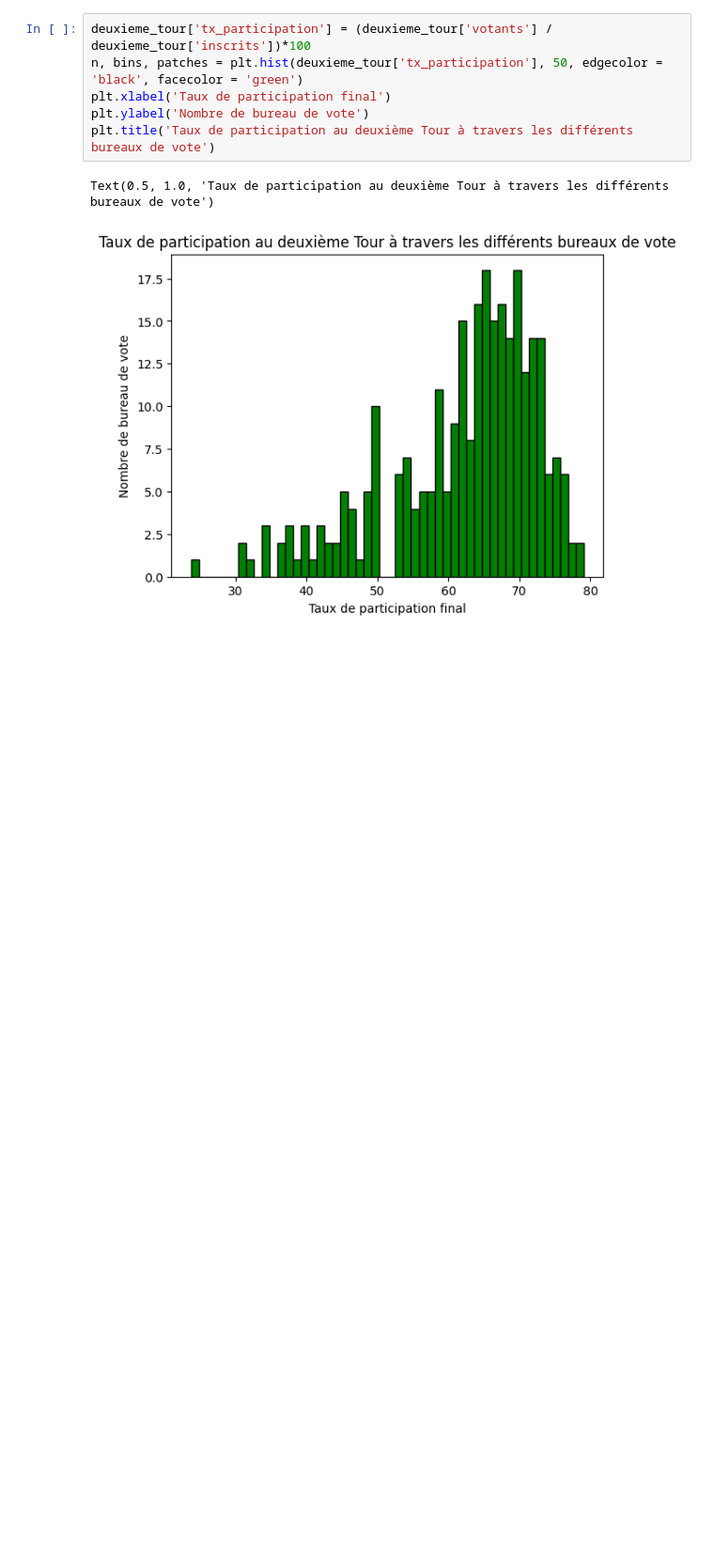
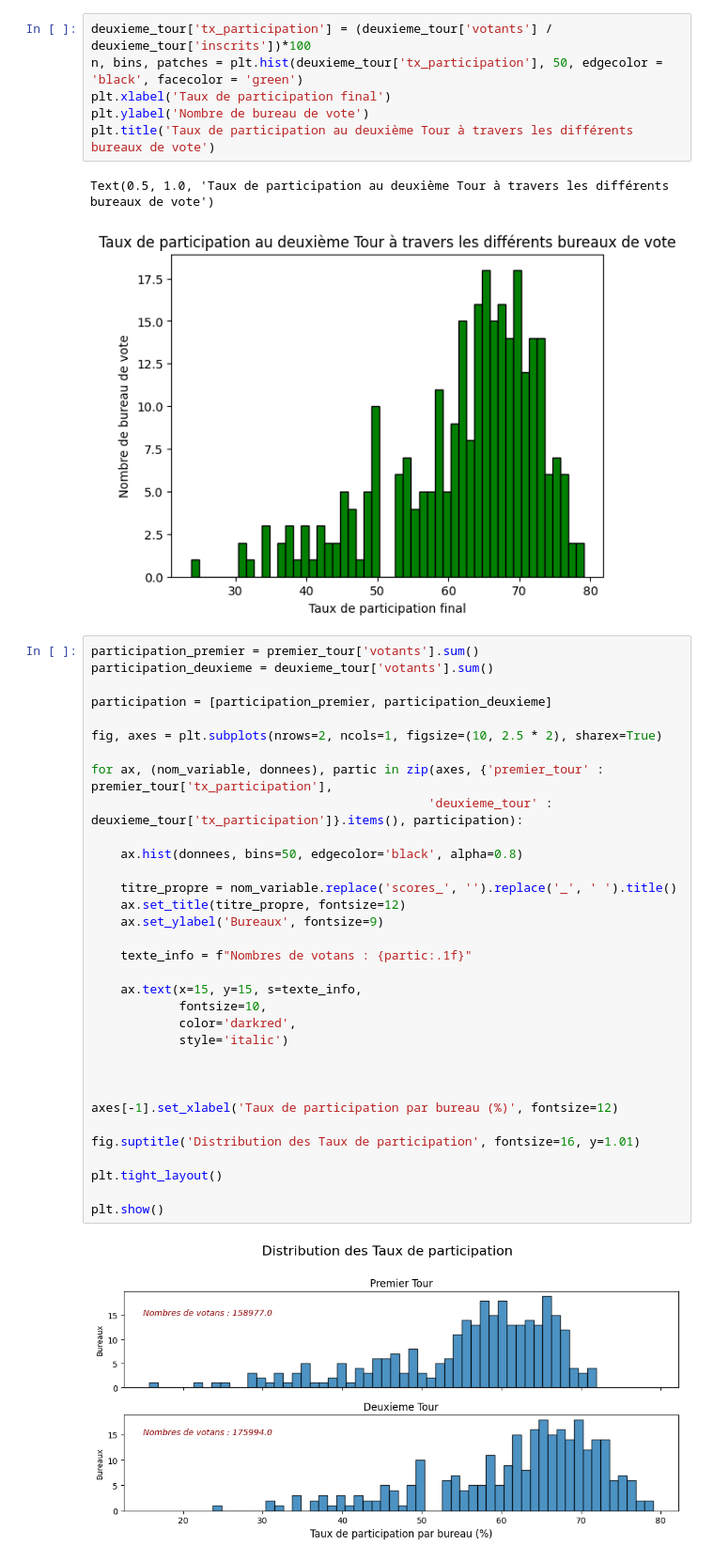
Before and after one commit to AlexisHct/Analyses_elections_municipales_2026, a Jupyter notebook: notebooks/01_EDA.ipynb, the cells around one changed output. Shown at 94% size. Saved outputs shown, nothing was run; the diff lists cells and outputs as text; blank space fills up the shorter version.

```diff
--- a/notebooks/01_EDA.ipynb
+++ b/notebooks/01_EDA.ipynb
@@ -158,4 +172,39 @@ plt.title('Taux de participation au deuxième Tour à travers les différents bu
 # %% [output]
 Text(0.5, 1.0, 'Taux de participation au deuxième Tour à travers les différents bureaux de vote')
 [figure]
+# %%
+participation_premier = premier_tour['votants'].sum()
+participation_deuxieme = deuxieme_tour['votants'].sum()
+
+participation = [participation_premier, participation_deuxieme]
+
+fig, axes = plt.subplots(nrows=2, ncols=1, figsize=(10, 2.5 * 2), sharex=True)
+
+for ax, (nom_variable, donnees), partic in zip(axes, {'premier_tour' : premier_tour['tx_participation'],
+                                              'deuxieme_tour' : deuxieme_tour['tx_participation']}.items(), participation):
+
+    ax.hist(donnees, bins=50, edgecolor='black', alpha=0.8)
+
+    titre_propre = nom_variable.replace('scores_', '').replace('_', ' ').title()
+    ax.set_title(titre_propre, fontsize=12)
+    ax.set_ylabel('Bureaux', fontsize=9)
+
+    texte_info = f"Nombres de votans : {partic:.1f}"
+
+    ax.text(x=15, y=15, s=texte_info,
+            fontsize=10,
+            color='darkred',
+            style='italic')
+
+
+
+axes[-1].set_xlabel('Taux de participation par bureau (%)', fontsize=12)
+
+fig.suptitle('Distribution des Taux de participation', fontsize=16, y=1.01)
+
+plt.tight_layout()
+
+plt.show()
+# %% [output]
+[figure, added]
 # %%
```
Also changed, not shown: parts of 33 cells of this notebook.
